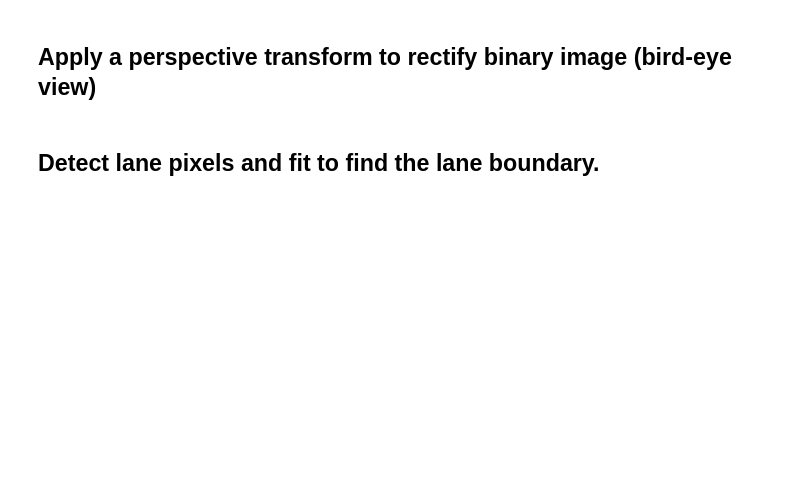
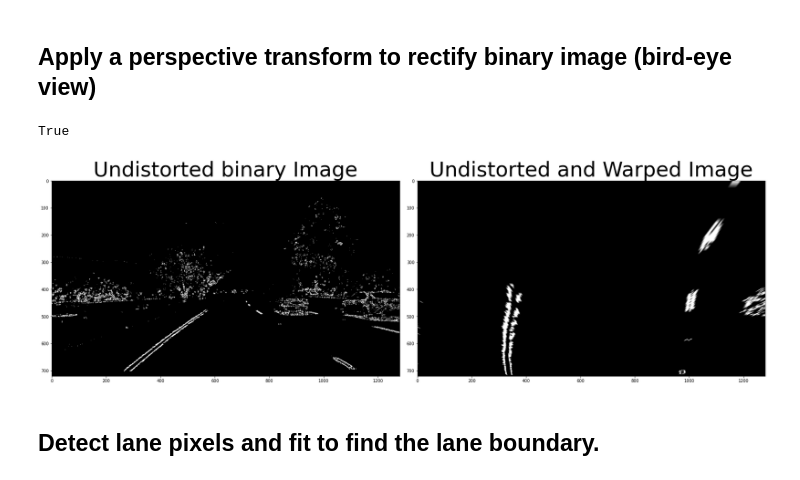
Before and after one commit to NicoBenndorf/Advanced-Lane-Detection, a Jupyter notebook: P2_CarND-Advanced-Lane-Lines.ipynb, the cells around one changed output. Cells and saved outputs as stored; diff of their text form; code cells hidden in the pictures; blank space fills up the shorter version.

```diff
--- a/P2_CarND-Advanced-Lane-Lines.ipynb
+++ b/P2_CarND-Advanced-Lane-Lines.ipynb
@@ -179,7 +184,7 @@ cv2.imwrite("output_images/combined_binary.jpg", combined_binary)
 ## Apply a perspective transform to rectify binary image (bird-eye view)
 # %%
 
-def corners_unwarp(img, nx, ny, mtx, dist):
+def unwarp(img, nx, ny, mtx, dist):
     # define 4 source points
     src = np.float32([[200,img.shape[0]],[597,447],[686,447],[1124,img.shape[0]]])
 
@@ -189,34 +194,37 @@ def corners_unwarp(img, nx, ny, mtx, dist):
     # get perspective transform
     M =  cv2.getPerspectiveTransform(src, dst)
     Minv = cv2.getPerspectiveTransform(dst, src)
 
     # warp your image to a top-down view
     warped = cv2.warpPerspective(img, M, img.shape[1::-1], flags=cv2.INTER_LINEAR)
 
 # debugging: draw_lines to tune distortion
 #     draw_line(warped, 312,img_undist.shape[0], 312,0, [255, 255, 255], 3)
 #     draw_line(warped, 940,img_undist.shape[0], 940,0, [255, 255, 255], 3)
     return warped, M, Minv
 
 def draw_line(img, x1, y1, x2, y2, color=[255, 0, 0], thickness=3):
     return cv2.line(img, (x1, y1), (x2, y2), color, thickness)
 
 # draw lines for correction
 # draw_line(img_undist, 200,img_undist.shape[0], 597,447,thickness=1)
 # draw_line(img_undist, 685,447, 1124,img_undist.shape[0],thickness=1)
 
-binary_warped, perspective_M, perspective_Minv = corners_unwarp(combined_binary, nx, ny, mtx, dist)
+binary_warped, perspective_M, perspective_Minv = unwarp(combined_binary, nx, ny, mtx, dist)
 
 # plotting
 f, (ax1, ax2) = plt.subplots(1, 2, figsize=(24, 9))
 f.tight_layout()
 ax1.imshow(combined_binary, cmap='gray')
 ax1.set_title('Undistorted binary Image', fontsize=50)
 ax2.imshow(binary_warped, cmap='gray')
 ax2.set_title('Undistorted and Warped Image', fontsize=50)
 plt.subplots_adjust(left=0., right=1, top=0.9, bottom=0.)
 
 cv2.imwrite("output_images/binary_warped.jpg", binary_warped)
+# %% [output]
+True
+[figure, added]
 # %% [markdown]
 ## Detect lane pixels and fit to find the lane boundary.
 # %%
```
Also changed, not shown: parts of 11 cells of this notebook, 1 other file.
